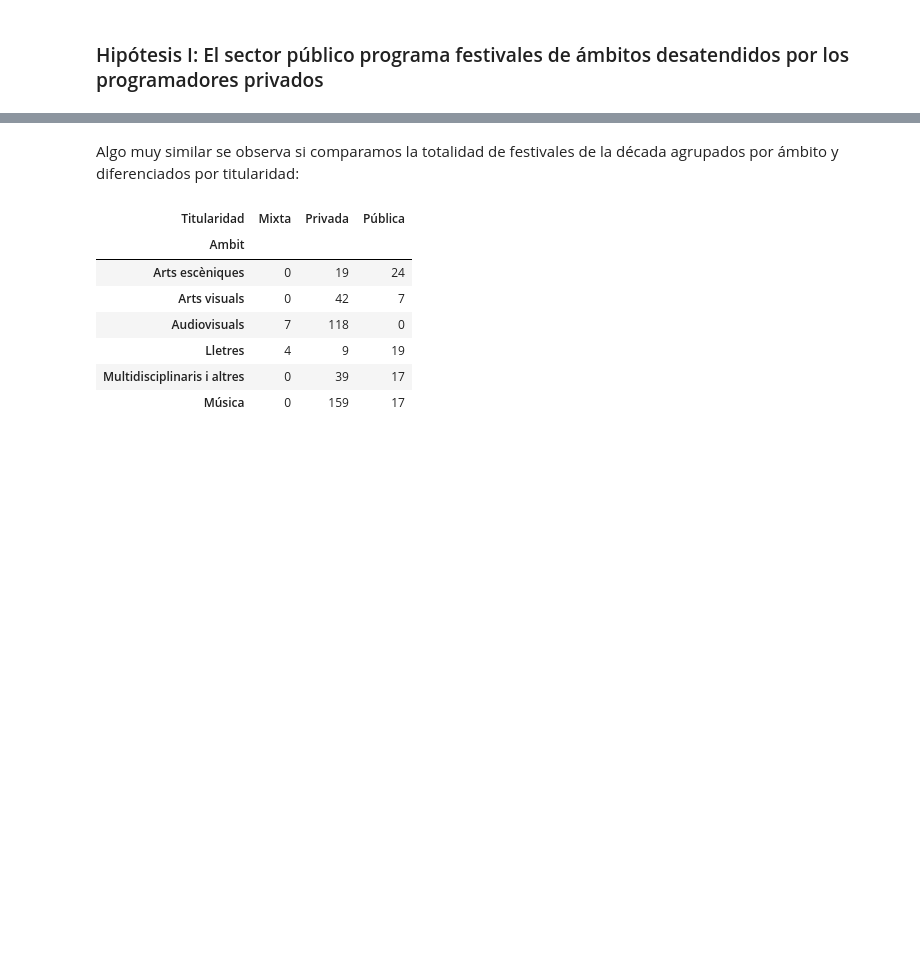
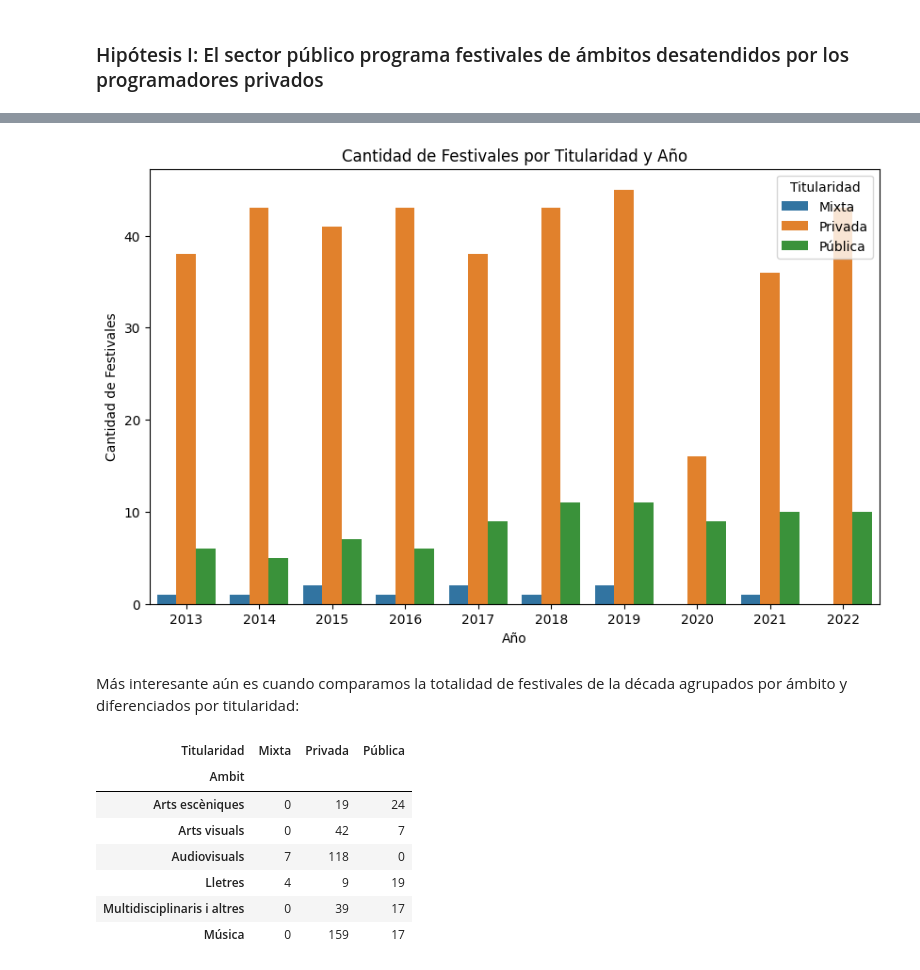
Before and after one commit to marosor/ONLINE_DS_THEBRIDGE_marosor, a Jupyter notebook: EDA/SRC/Memoria EDA.ipynb, the cells around one changed output, grey strips where cells are left out. Cells and saved outputs as stored; diff of their text form; code cells hidden in the pictures; blank space fills up the shorter version.

```diff
--- a/EDA/SRC/Memoria EDA.ipynb
+++ b/EDA/SRC/Memoria EDA.ipynb
@@ -137,2 +152,17 @@ El siguiente gráfico muestra dicho reparto y su evolución a través de los 10
+# %%
+resumen_anual = pd.crosstab(festivales_decada['Any'], festivales_decada['Titularidad'])
+plt.figure(figsize=(10, 6))
+
+sns.barplot(data=resumen_anual.reset_index().melt(id_vars='Any', var_name='Titularidad', value_name='Cantidad'),
+            x='Any', y='Cantidad', hue='Titularidad')
+
+plt.title('Cantidad de Festivales por Titularidad y Año')
+plt.xlabel('Año')
+plt.ylabel('Cantidad de Festivales')
+plt.legend(title='Titularidad')
+
+plt.show()
+# %% [output]
+[figure, added]
 # %% [markdown]
-Algo muy similar se observa si comparamos la totalidad de festivales de la década agrupados por ámbito y diferenciados por titularidad:
+Más interesante aún es cuando comparamos la totalidad de festivales de la década agrupados por ámbito y diferenciados por titularidad:
```
Also changed, not shown: parts of 17 cells of this notebook.
